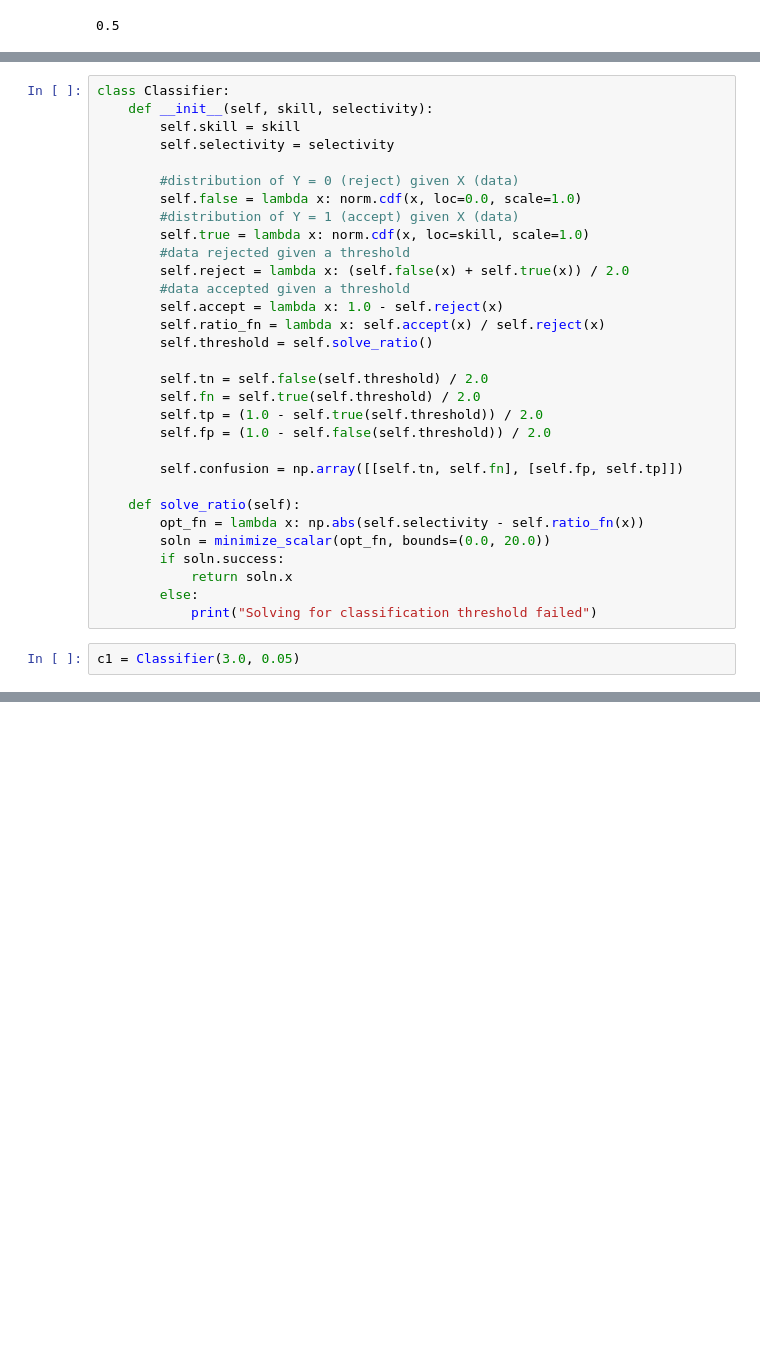
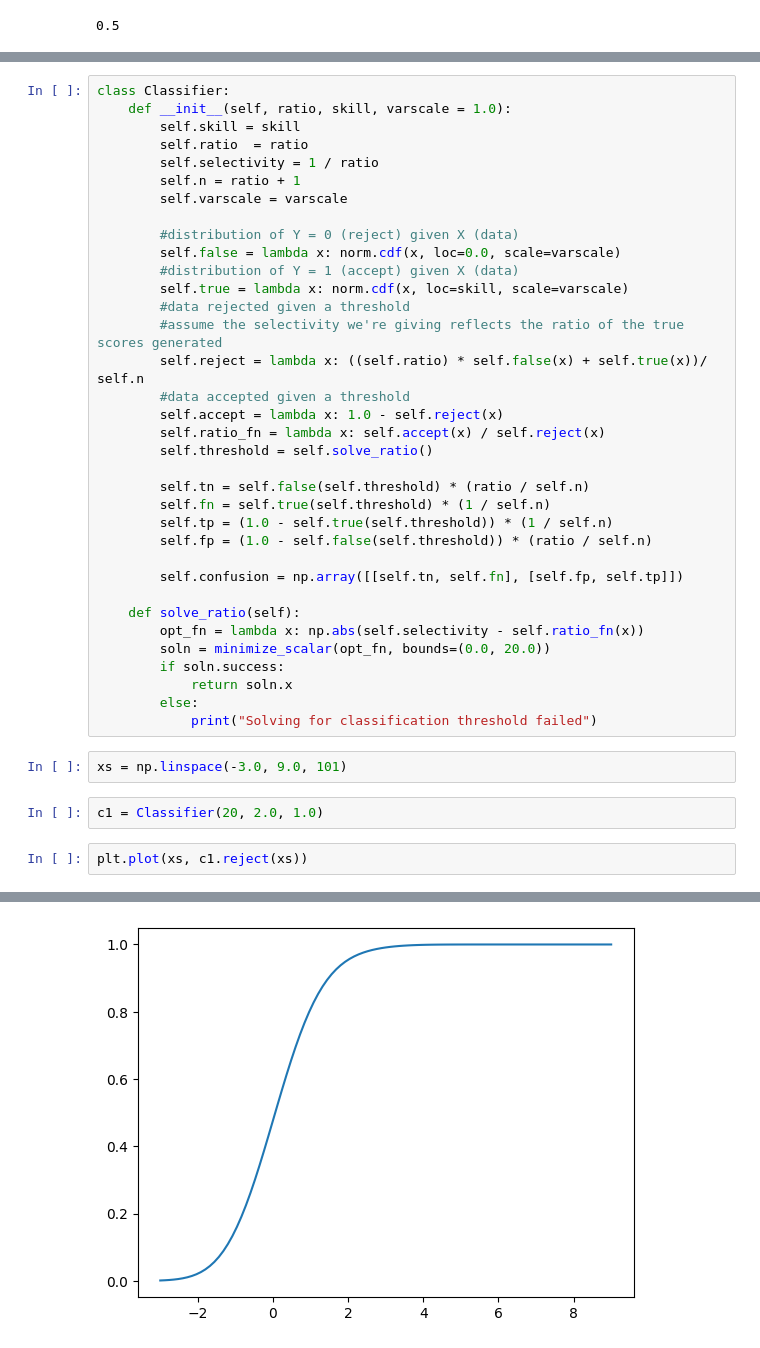
Before and after one commit to wilkieolin/system_flow, a Jupyter notebook: skill.ipynb, the cells around one changed output, grey strips where cells are left out. Drawn from its saved outputs; the diff is of its cells as text; blank space fills up the shorter version.

Commit message:
updating classifier model

```diff
--- a/skill.ipynb
+++ b/skill.ipynb
@@ -27,24 +34,28 @@ norm.cdf(0, loc=0.0, scale = 1)
 # %%
 class Classifier:
-    def __init__(self, skill, selectivity):
+    def __init__(self, ratio, skill, varscale = 1.0):
         self.skill = skill
-        self.selectivity = selectivity
+        self.ratio  = ratio
+        self.selectivity = 1 / ratio
+        self.n = ratio + 1
+        self.varscale = varscale
 
         #distribution of Y = 0 (reject) given X (data)
-        self.false = lambda x: norm.cdf(x, loc=0.0, scale=1.0)
+        self.false = lambda x: norm.cdf(x, loc=0.0, scale=varscale)
         #distribution of Y = 1 (accept) given X (data)
-        self.true = lambda x: norm.cdf(x, loc=skill, scale=1.0)
+        self.true = lambda x: norm.cdf(x, loc=skill, scale=varscale)
         #data rejected given a threshold
-        self.reject = lambda x: (self.false(x) + self.true(x)) / 2.0
+        #assume the selectivity we're giving reflects the ratio of the true scores generated
+        self.reject = lambda x: ((self.ratio) * self.false(x) + self.true(x))/ self.n
         #data accepted given a threshold
         self.accept = lambda x: 1.0 - self.reject(x)
         self.ratio_fn = lambda x: self.accept(x) / self.reject(x)
         self.threshold = self.solve_ratio()
 
-        self.tn = self.false(self.threshold) / 2.0
-        self.fn = self.true(self.threshold) / 2.0
-        self.tp = (1.0 - self.true(self.threshold)) / 2.0
-        self.fp = (1.0 - self.false(self.threshold)) / 2.0
+        self.tn = self.false(self.threshold) * (ratio / self.n)
+        self.fn = self.true(self.threshold) * (1 / self.n)
+        self.tp = (1.0 - self.true(self.threshold)) * (1 / self.n)
+        self.fp = (1.0 - self.false(self.threshold)) * (ratio / self.n)
 
         self.confusion = np.array([[self.tn, self.fn], [self.fp, self.tp]])
 
@@ -55,5 +66,10 @@ class Classifier:
             return soln.x
         else:
             print("Solving for classification threshold failed")
+# %%
+xs = np.linspace(-3.0, 9.0, 101)
 # %%
-c1 = Classifier(3.0, 0.05)
+c1 = Classifier(20, 2.0, 1.0)
+# %%
+plt.plot(xs, c1.reject(xs))
+# %% [output]
@@ -60,3 +77,4 @@ c1 = Classifier(3.0, 0.05)
+[figure, added]
 # %%
 c1.threshold
 # %% [output]
```
Also changed, not shown: parts of 8 cells of this notebook, 1 other file.
